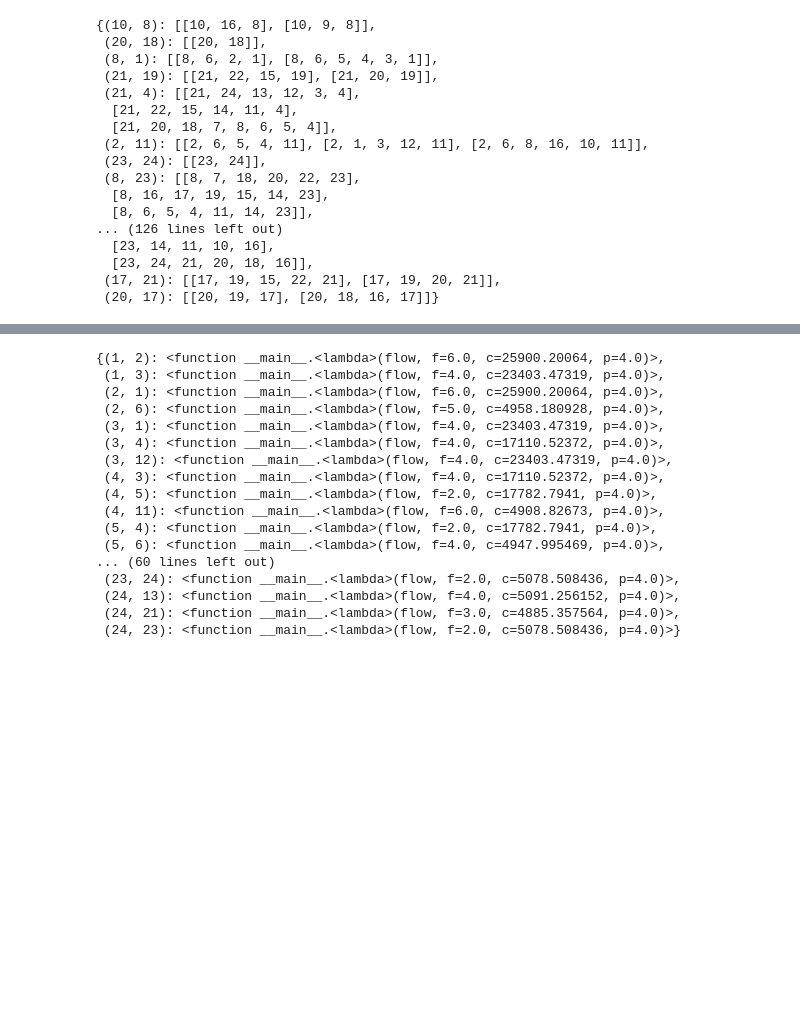
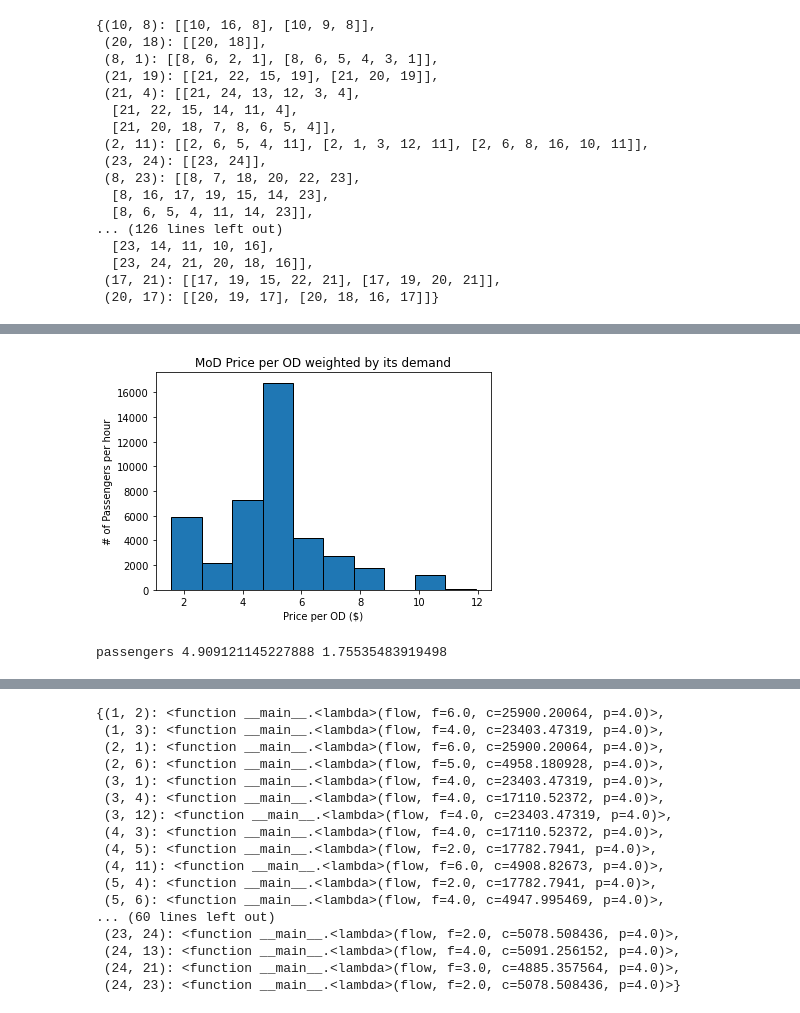
Before and after one commit to youngseo-Kim/MoD_pricing, a Jupyter notebook: src/analyze_result.ipynb, the cells around one changed output, grey strips where cells are left out. Saved outputs shown, nothing was run; the diff lists cells and outputs as text; code cells hidden in the pictures; blank space fills up the shorter version.

```diff
--- a/src/analyze_result.ipynb
+++ b/src/analyze_result.ipynb
@@ -492,0 +452,7 @@ l:  {((10, 8), 1): 9.000000000000002, ((20, 18), 1): 0.0, ((8, 1), 1): 13.0, ((2
+# %%
+# Create new dataframe to have all values
+od_df['Price'] = od_df.apply(lambda row: pi.get(((row['O'], row['D']), 1)), axis=1)
+od_df['Transit'] = od_df.apply(lambda row: theta_transit.get((row['O'], row['D'])), axis=1)
+od_df['TravelTime'] = od_df.apply(lambda row: MoD_tt.get((row['O'], row['D'])), axis=1)
+od_df['MoD'] = 1 - od_df['Transit']
+od_df['MoD_Ton'] = od_df['Ton']*od_df['MoD']
@@ -492,0 +475,25 @@ l:  {((10, 8), 1): 9.000000000000002, ((20, 18), 1): 0.0, ((8, 1), 1): 13.0, ((2
+# %%
+# Plotting the histogram weighted by 'Ton'
+plt.hist(od_df['Price'], weights=od_df['MoD_Ton'], bins=10, edgecolor='black')
+plt.xlabel('Price per OD ($)')
+plt.ylabel('# of Passengers per hour')
+plt.title('MoD Price per OD weighted by its demand')
+plt.show()
+
+# Calculating weighted average and standard deviation
+valid_data = od_df.dropna(subset=['Price'])
+# weighted_avg = np.average(valid_data['Price'], weights=valid_data['Ton'])
+# variance = np.average((valid_data['Price'] - weighted_avg)**2, weights=valid_data['Ton'])
+# weighted_std = np.sqrt(variance)
+
+# print("suggested", weighted_avg, weighted_std)
+
+
+weighted_avg = np.average(valid_data['Price'], weights=valid_data['MoD_Ton'])
+variance = np.average((valid_data['Price'] - weighted_avg)**2, weights=valid_data['MoD_Ton'])
+weighted_std = np.sqrt(variance)
+
+print("passengers", weighted_avg, weighted_std)
+# %% [output]
+[figure, added]
+passengers 4.909121145227888 1.75535483919498
```
Also changed, not shown: parts of 16 cells of this notebook, 3 other files.
